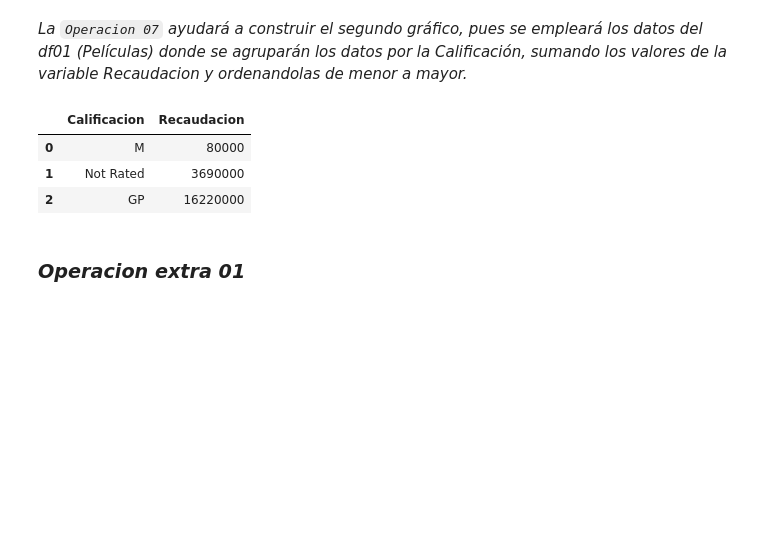
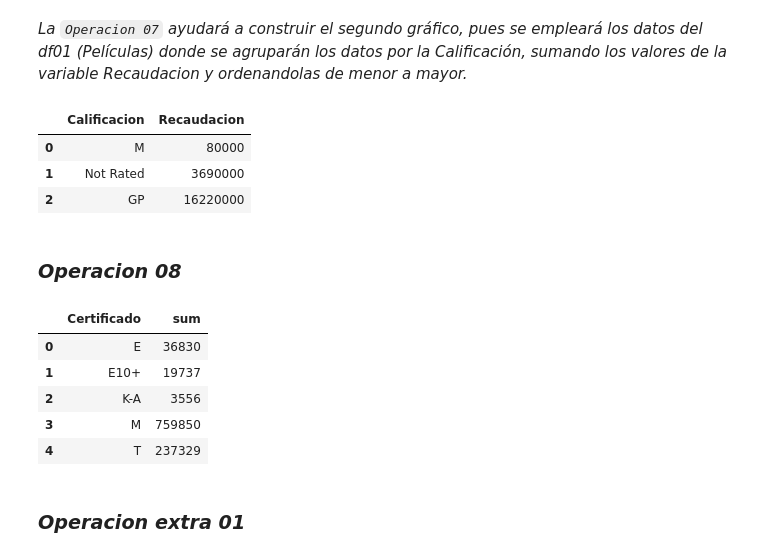
Before and after one commit to piero0090/RepoData2, a Jupyter notebook: Python_Analisis.ipynb, the cells around one changed output. Drawn from its saved outputs; the diff is of its cells as text; code cells hidden in the pictures; blank space fills up the shorter version.

```diff
--- a/Python_Analisis.ipynb
+++ b/Python_Analisis.ipynb
@@ -198,6 +198,18 @@ df01CalRec.head(3)
 | 0 | M | 80000 |
 | 1 | Not Rated | 3690000 |
 | 2 | GP | 16220000 |
+# %% [markdown]
+### ***Operacion 08***
+# %%
+videogamesCertif = df02.groupby(['Certificado']).Votos.agg([sum]).reset_index()
+videogamesCertif.head()
+# %% [output]
+|  | Certificado | sum |
+| 0 | E | 36830 |
+| 1 | E10+ | 19737 |
+| 2 | K-A | 3556 |
+| 3 | M | 759850 |
+| 4 | T | 237329 |
 # %% [markdown]
 ### ***Operacion extra 01***
 # %% [markdown]
```
Also changed, not shown: parts of 7 cells of this notebook.
